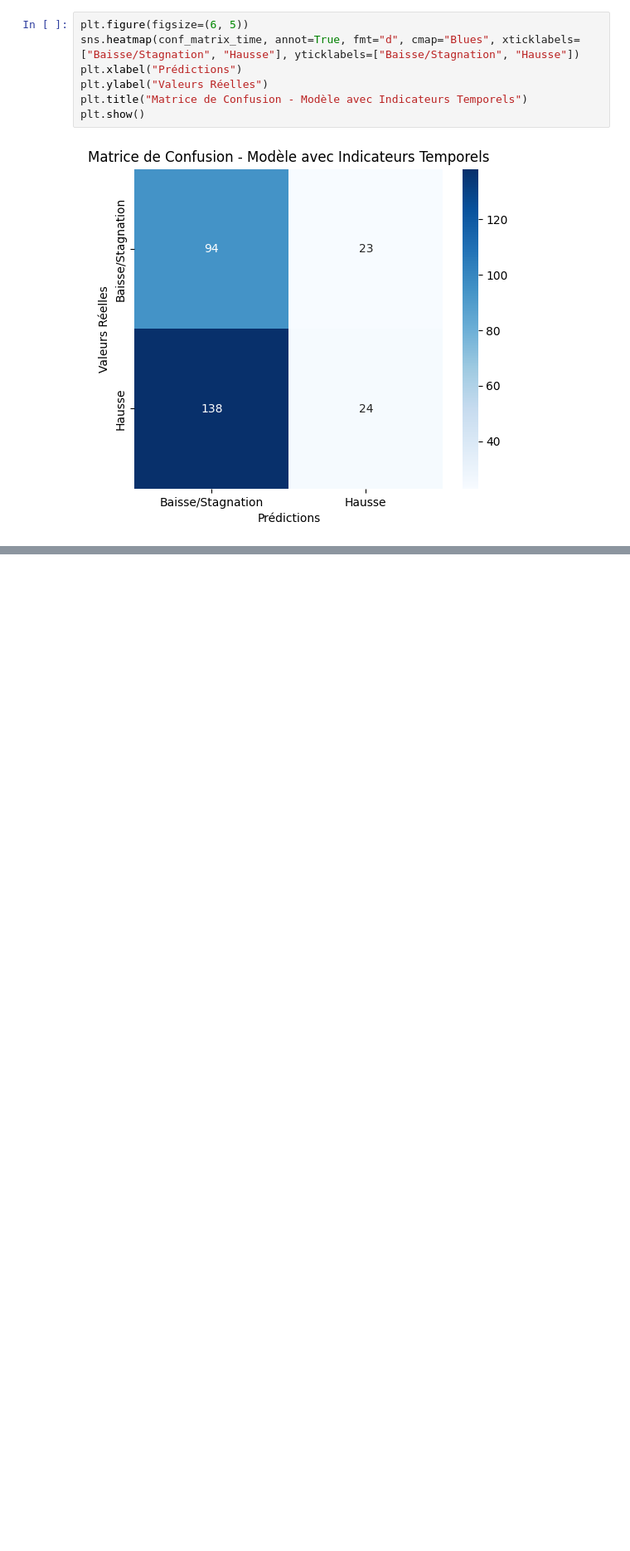
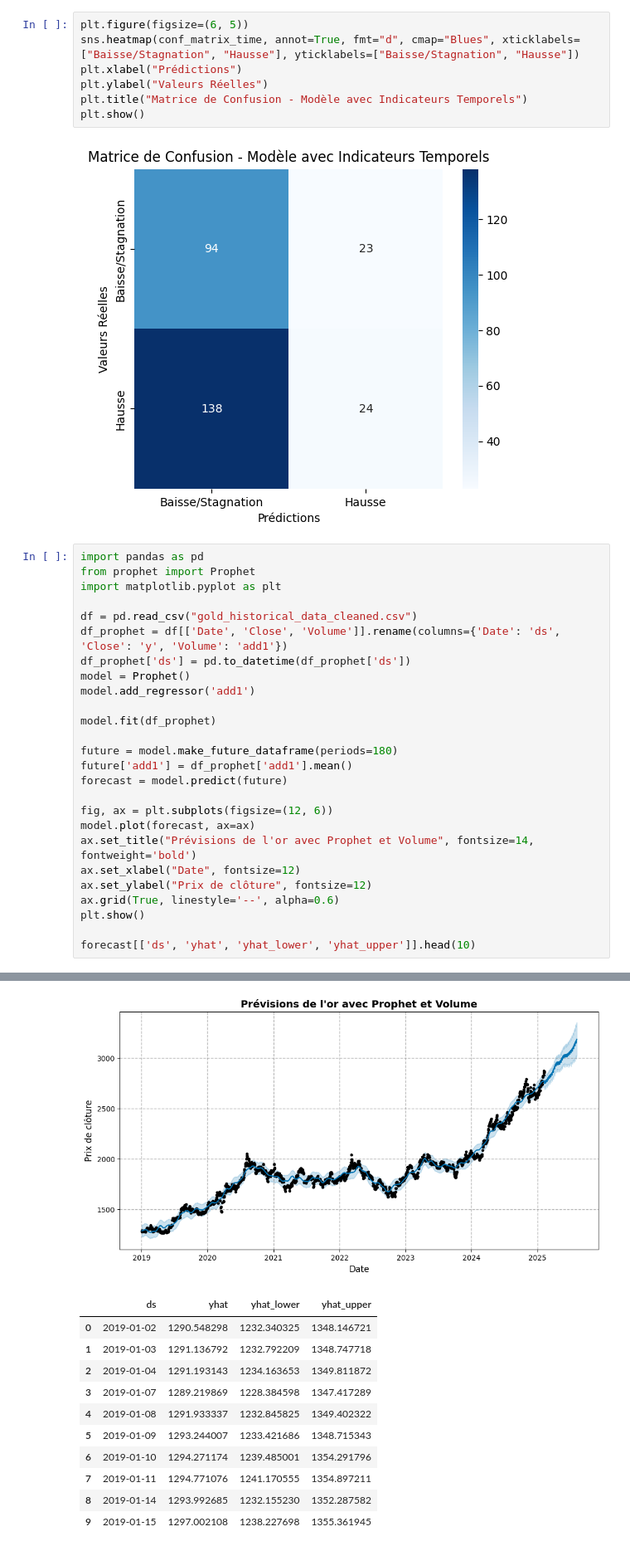
Before and after one commit to Fanaingamampiandra/Analyse-comparative-des-actifs-financiers, a Jupyter notebook: Predi_Gold.ipynb, the cells around one changed output, grey strips where cells are left out. Shown at 83% size. Drawn from its saved outputs; the diff is of its cells as text; blank space fills up the shorter version.

Commit message:
model de prédiction

```diff
--- a/Predi_Gold.ipynb
+++ b/Predi_Gold.ipynb
@@ -59,3 +59,30 @@ plt.title("Matrice de Confusion - Modèle avec Indicateurs Temporels")
 plt.show()
 # %% [output]
 [figure]
+# %%
+import pandas as pd
+from prophet import Prophet
+import matplotlib.pyplot as plt
+
+df = pd.read_csv("gold_historical_data_cleaned.csv")
+df_prophet = df[['Date', 'Close', 'Volume']].rename(columns={'Date': 'ds', 'Close': 'y', 'Volume': 'add1'})
+df_prophet['ds'] = pd.to_datetime(df_prophet['ds'])
+model = Prophet()
+model.add_regressor('add1')
+
+model.fit(df_prophet)
+
+future = model.make_future_dataframe(periods=180)
+future['add1'] = df_prophet['add1'].mean()
+forecast = model.predict(future)
+
+fig, ax = plt.subplots(figsize=(12, 6))
+model.plot(forecast, ax=ax)
+ax.set_title("Prévisions de l'or avec Prophet et Volume", fontsize=14, fontweight='bold')
+ax.set_xlabel("Date", fontsize=12)
+ax.set_ylabel("Prix de clôture", fontsize=12)
+ax.grid(True, linestyle='--', alpha=0.6)
+plt.show()
+
+forecast[['ds', 'yhat', 'yhat_lower', 'yhat_upper']].head(10)
+# %% [output]
@@ -61,0 +91,12 @@ plt.show()
+[figure, added]
+|  | ds | yhat | yhat_lower | yhat_upper |
+| 0 | 2019-01-02 | 1290.548298 | 1232.340325 | 1348.146721 |
+| 1 | 2019-01-03 | 1291.136792 | 1232.792209 | 1348.747718 |
+| 2 | 2019-01-04 | 1291.193143 | 1234.163653 | 1349.811872 |
+| 3 | 2019-01-07 | 1289.219869 | 1228.384598 | 1347.417289 |
+| 4 | 2019-01-08 | 1291.933337 | 1232.845825 | 1349.402322 |
+| 5 | 2019-01-09 | 1293.244007 | 1233.421686 | 1348.715343 |
+| 6 | 2019-01-10 | 1294.271174 | 1239.485001 | 1354.291796 |
+| 7 | 2019-01-11 | 1294.771076 | 1241.170555 | 1354.897211 |
+| 8 | 2019-01-14 | 1293.992685 | 1232.155230 | 1352.287582 |
+| 9 | 2019-01-15 | 1297.002108 | 1238.227698 | 1355.361945 |
```
Also changed, not shown: parts of 4 cells of this notebook, 1 other file.
